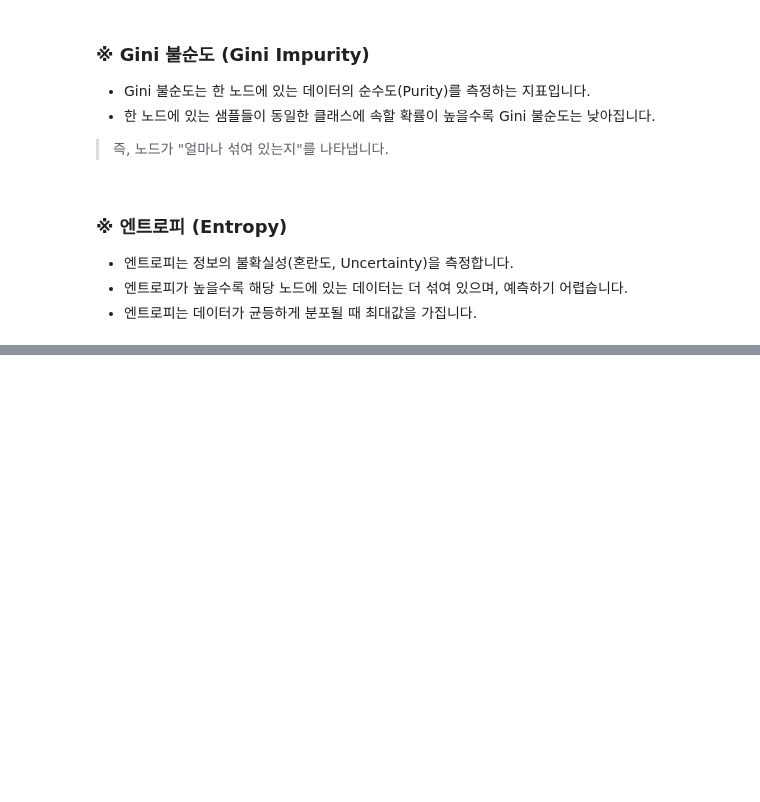
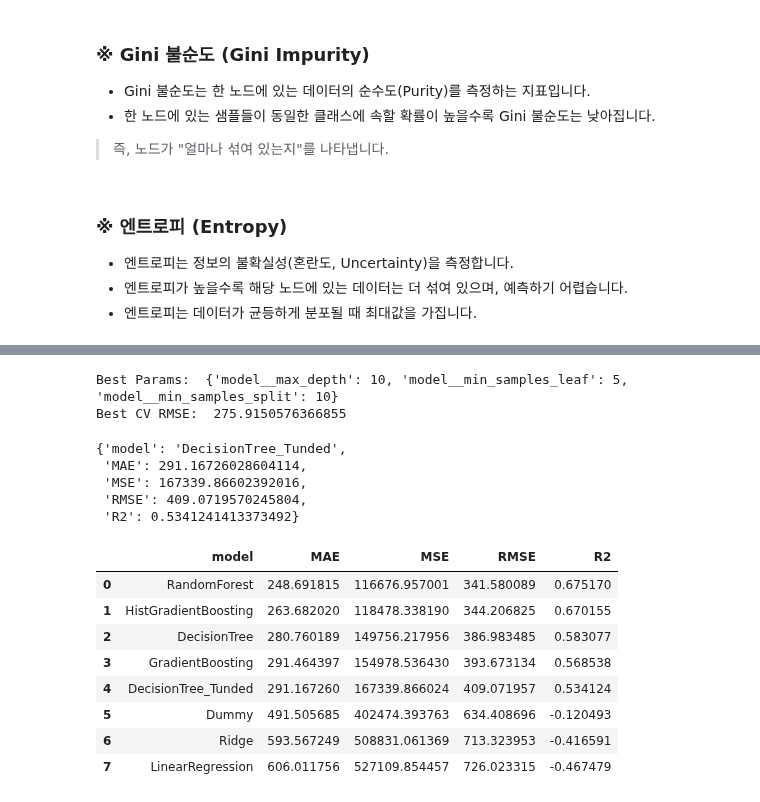
Before and after one commit to kjalh/10_MLDL, a Jupyter notebook: 04.서울_자전거_공유_수요_예측_데이터셋.ipynb, the cells around one changed output, grey strips where cells are left out. Saved outputs shown, nothing was run; the diff lists cells and outputs as text; code cells hidden in the pictures; blank space fills up the shorter version.

```diff
--- a/04.서울_자전거_공유_수요_예측_데이터셋.ipynb
+++ b/04.서울_자전거_공유_수요_예측_데이터셋.ipynb
@@ -635,0 +644,55 @@ DecisionTreeRegressor는 주어진 데이터를 반복적으로 분할하여 예
+# %%
+dt_pipeline = Pipeline([
+    ('preprocess', preprocess_for_tree),
+    ('model', DecisionTreeRegressor(random_state=2026))
+])
+# 여기서 점수가 높은게 좋은거임
+param_grid = {
+    'model__max_depth':[10, 15, 20, 25],
+    'model__min_samples_split':[10,30,50,70],
+    'model__min_samples_leaf':[5,10,20,40]
+}
+
+# param_grid = {
+#     'model__max_depth':[100, 150, 200, 250],
+#     'model__min_samples_split':[100,300,500,700],
+#     'model__min_samples_leaf':[5,10,20,40]
+# }
+# scoring='neg_root_mean_squared_error'
+# GridSearchCV가 점수가 클수록 좋은 모델이라는 규칙으로 동작
+
+# RMSE는 작을수록 좋은 모델
+# scikit-learn이 RMSE에 마이너스를 붙여서 GridSearchCV가 비교하 수 있도록 만든 것
+# dt_grid = GridSearchCV(estimator = dt_pipeline, param_grid=param_grid,scoring='neg_root_mean_squared_error', cv = 3, n_jobs=-1) # neg_ 붙인이유 점수가 높은게 좋게 하려고
+dt_grid = GridSearchCV(estimator = dt_pipeline, param_grid=param_grid,scoring='neg_root_mean_squared_error', cv = 6, n_jobs=-1)
+# %%
+dt_grid.fit(X_train, y_train);
+# %%
+print('Best Params: ', dt_grid.best_params_)
+print('Best CV RMSE: ', -dt_grid.best_score_) # scoring이 negative RMSE였기 때문에 음수 부호 제거
+# %% [output]
+Best Params:  {'model__max_depth': 10, 'model__min_samples_leaf': 5, 'model__min_samples_split': 10}
+Best CV RMSE:  275.9150576366855
+# %%
+tuned_dt_result = evaluate_regression(dt_grid.best_estimator_, X_test, y_test, 'DecisionTree_Tunded')
+tuned_dt_result
+# %% [output]
+{'model': 'DecisionTree_Tunded',
+ 'MAE': 291.16726028604114,
+ 'MSE': 167339.86602392016,
+ 'RMSE': 409.0719570245804,
+ 'R2': 0.5341241413373492}
+# %%
+final_result_df = pd.concat([result_df, pd.DataFrame([tuned_dt_result])], ignore_index=True)
+final_result_df = final_result_df.sort_values('RMSE').reset_index(drop=True)
+final_result_df
+# %% [output]
+|  | model | MAE | MSE | RMSE | R2 |
+| 0 | RandomForest | 248.691815 | 116676.957001 | 341.580089 | 0.675170 |
+| 1 | HistGradientBoosting | 263.682020 | 118478.338190 | 344.206825 | 0.670155 |
+| 2 | DecisionTree | 280.760189 | 149756.217956 | 386.983485 | 0.583077 |
+| 3 | GradientBoosting | 291.464397 | 154978.536430 | 393.673134 | 0.568538 |
+| 4 | DecisionTree_Tunded | 291.167260 | 167339.866024 | 409.071957 | 0.534124 |
+| 5 | Dummy | 491.505685 | 402474.393763 | 634.408696 | -0.120493 |
+| 6 | Ridge | 593.567249 | 508831.061369 | 713.323953 | -0.416591 |
+| 7 | LinearRegression | 606.011756 | 527109.854457 | 726.023315 | -0.467479 |
```
Also changed, not shown: parts of 3 cells of this notebook.
